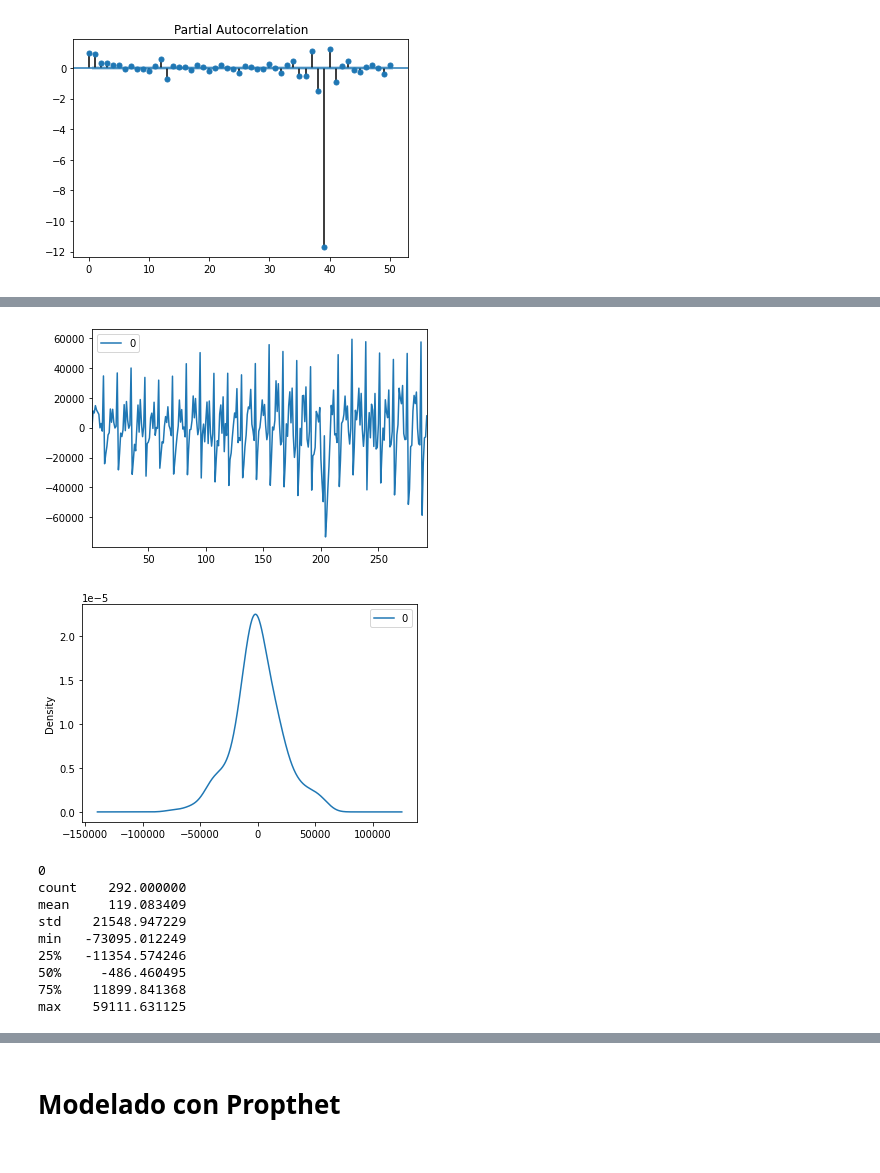
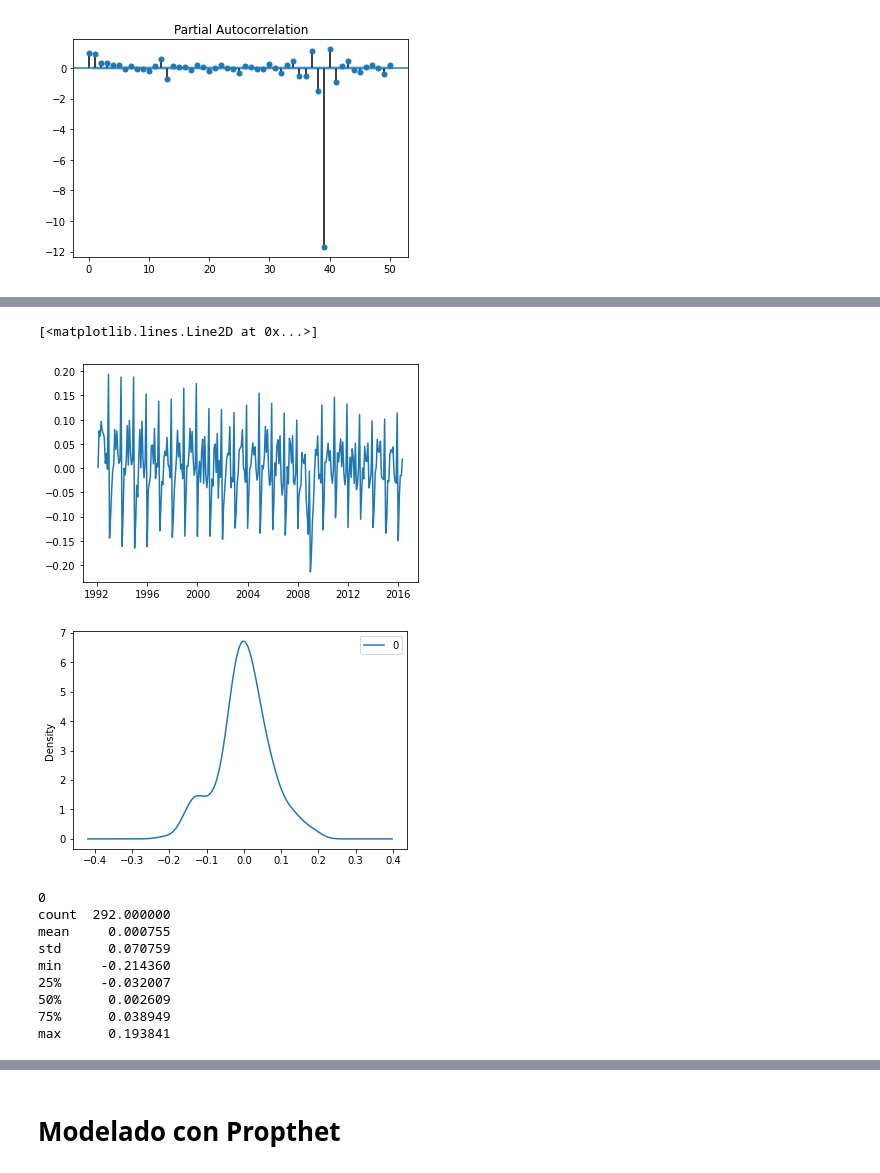
Before and after one commit to diegojeda/Maestria-Analtica-UniAndes, a Jupyter notebook: E05-prophet.ipynb, the cells around one changed output, grey strips where cells are left out. Drawn from its saved outputs; the diff is of its cells as text; code cells hidden in the pictures.

Commit message:
Rolling Con ARIMA

```diff
--- a/E05-prophet.ipynb
+++ b/E05-prophet.ipynb
@@ -9,10 +9,11 @@
 # %%
 import pandas as pd
 import numpy as np
+from matplotlib import pyplot as plt
 %matplotlib inline
 
-passengers = pd.read_csv('example_retail_sales.csv')
-df = pd.DataFrame()
-df['ds'] = pd.to_datetime(passengers['ds'])
-df['y'] = passengers['y']
-df["y"] =  np.log(df["y"])
+Ser = pd.read_csv('example_retail_sales.csv',header=0, parse_dates=[0], index_col=0, squeeze=True)
+#df = pd.DataFrame()
+#df['ds'] = pd.to_datetime(Ser['ds'])
+#df['y'] = passengers['y']
+Ser =  np.log(Ser)
@@ -58,6 +41,8 @@ pandas.core.series.Series
 # %%
+from statsmodels.tsa.arima_model import ARIMA
+
 # fit model
-model = ARIMA(df, order=(6,1,0))
+model = ARIMA(Ser, order=(6,1,0))
 model_fit = model.fit(disp=0)
 print(model_fit.summary());
 # %% [output]
@@ -65,24 +66,24 @@ ValueError: Pandas data cast to numpy dtype of object. Check input data with np.
 # %%
 import matplotlib.pyplot as plt
 
 residuals = pd.DataFrame(model_fit.resid)
-residuals.plot()
-plt.show()
+plt.plot(residuals)
 # %% [output]
+[<matplotlib.lines.Line2D at 0x...>]
-[figure, old version]
+[figure, new version]
 # %%
 residuals.plot(kind='kde')
 plt.show()
 print(residuals.describe())
 # %% [output]
-[figure, old version]
+[figure, new version]
 0
-count    292.000000
-mean     119.083409
-std    21548.947229
-min   -73095.012249
-25%   -11354.574246
-50%     -486.460495
-75%    11899.841368
-max    59111.631125
+count  292.000000
+mean     0.000755
+std      0.070759
+min     -0.214360
+25%     -0.032007
+50%      0.002609
+75%      0.038949
+max      0.193841
 # %%
```
Also changed, not shown: parts of 14 cells of this notebook.
